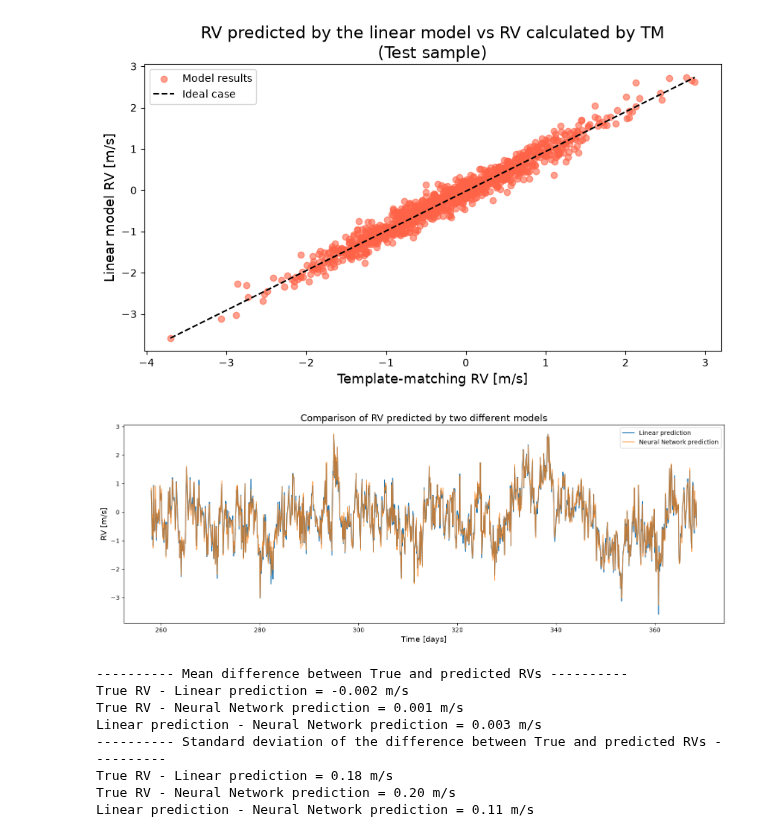
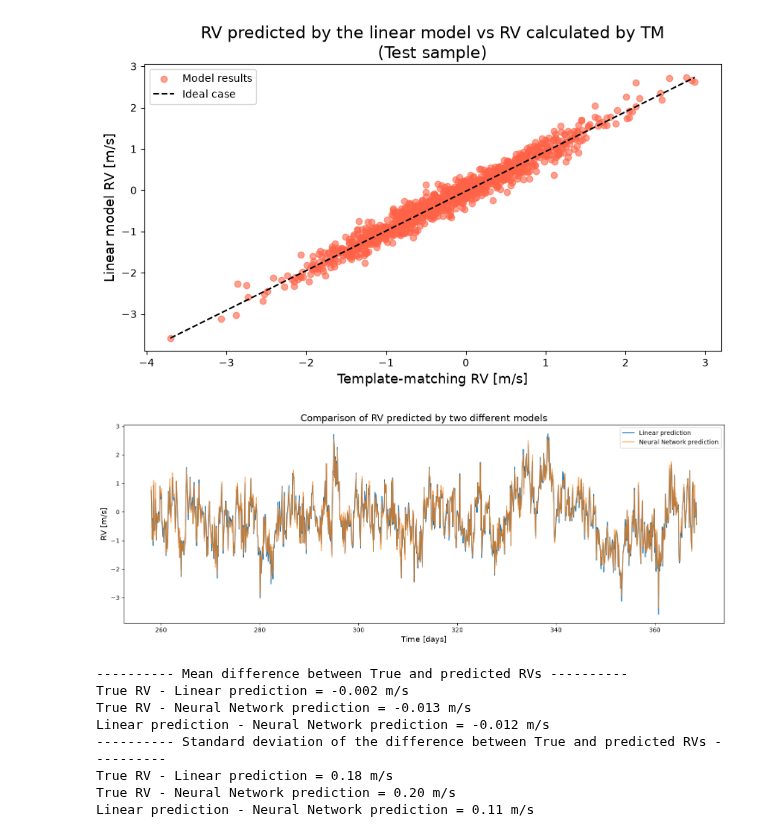
Before and after one commit to Etienne99/LAM_Internship, a Jupyter notebook: scripts_2/neuraln_5.ipynb, the cells around one changed output. Saved outputs shown, nothing was run; the diff lists cells and outputs as text; code cells hidden in the pictures.

```diff
--- a/scripts_2/neuraln_5.ipynb
+++ b/scripts_2/neuraln_5.ipynb
@@ -274,6 +273,7 @@ tensor([[ 0.7310],
         [ 0.6143]])
 # %%
 # use the NN to predict the RVs in chunks of 21 points from the test sample
+y_test_true = []
 y_test_nn = []
 res_test_nn = []
 i = 0
@@ -299,6 +299,7 @@ while i < len(y_test):
 
     # Evaluate testing set
     pred = t.evaluate_model(test_loader_i, model, criterion)
+    y_test_true.append(pred[0])
     y_test_nn.append(pred[1])
     res_test_nn.append(pred[2])
     i += chunk_size
@@ -326,6 +327,7 @@ plt.show()
 # %%
-y_test_nn_flat = np.concatenate(y_test_nn).tolist()
-diff_test_nn   = y_test_true - y_test_nn_flat
+y_test_nn_flat = np.concatenate(y_test_nn)
+y_test_true_flat = np.concatenate(y_test_true)
+diff_test_nn   = y_test_true_flat - y_test_nn_flat
 # %%
 fig, ax = plt.subplots(figsize=(10, 5))
 ax.set_title('RV predicted by the NN model vs RV calculated by TM\n(Test sample)', size=16)
@@ -687,6 +689,6 @@ That is 72% of the cases.
 # %%
-y_test_linear_flat = np.concatenate(y_test_linear).tolist()
-diff_test_linear   = y_test_true - y_test_linear_flat
+y_test_linear_flat = np.concatenate(y_test_linear)
+diff_test_linear   = rv_test - y_test_linear_flat
 # %%
 fig, ax = plt.subplots(figsize=(10, 5))
 ax.set_title('RV predicted by the linear model vs RV calculated by TM\n(Test sample)', size=16)
@@ -705,33 +707,33 @@ times_test = times[train_size:]
 # %%
 fig, ax = plt.subplots(figsize=(18, 6))
 ax.set_title('Comparison of RV predicted by two different models', size=16)
 
 ax.plot(times_test, y_test_linear_flat, label='Linear prediction')
-ax.plot(times_test, y_test_pred, label='Neural Network prediction', alpha=.7)
+ax.plot(times_test, y_test_nn_flat, label='Neural Network prediction', alpha=.7)
 #plt.plot(times_test, rv[train_size + val_size:])
 
 ax.set_xlabel('Time [days]', size=13)
 ax.set_ylabel('RV [m/s]', size=13)
 ax.legend()
 
 plt.show()
 # %% [output]
-[figure, old version]
+[figure, new version]
 # %%
 print('---------- Mean difference between True and predicted RVs ----------')
 print(f'True RV - Linear prediction = {np.mean(diff_test_linear):.3f} m/s')
-print(f'True RV - Neural Network prediction = {np.mean(y_test_true - np.array(y_test_pred)):.3f} m/s')
-print(f'Linear prediction - Neural Network prediction = {np.mean(y_test_linear_flat - np.array(y_test_pred)):.3f} m/s')
+print(f'True RV - Neural Network prediction = {np.mean(diff_test_nn):.3f} m/s')
+print(f'Linear prediction - Neural Network prediction = {np.mean(y_test_linear_flat - np.array(y_test_nn_flat)):.3f} m/s')
 
 print('---------- Standard deviation of the difference between True and predicted RVs ----------')
 print(f'True RV - Linear prediction = {np.std(diff_test_linear):.2f} m/s')
-print(f'True RV - Neural Network prediction = {std_test:.2f} m/s')
-print(f'Linear prediction - Neural Network prediction = {np.std(y_test_linear_flat - np.array(y_test_pred)):.2f} m/s')
+print(f'True RV - Neural Network prediction = {np.std(diff_test_nn):.2f} m/s')
+print(f'Linear prediction - Neural Network prediction = {np.std(y_test_linear_flat - np.array(y_test_nn_flat)):.2f} m/s')
 # %% [output]
 ---------- Mean difference between True and predicted RVs ----------
 True RV - Linear prediction = -0.002 m/s
-True RV - Neural Network prediction = 0.001 m/s
-Linear prediction - Neural Network prediction = 0.003 m/s
+True RV - Neural Network prediction = -0.013 m/s
+Linear prediction - Neural Network prediction = -0.012 m/s
 ---------- Standard deviation of the difference between True and predicted RVs ----------
 True RV - Linear prediction = 0.18 m/s
 True RV - Neural Network prediction = 0.20 m/s
```
Also changed, not shown: parts of 19 cells of this notebook.
